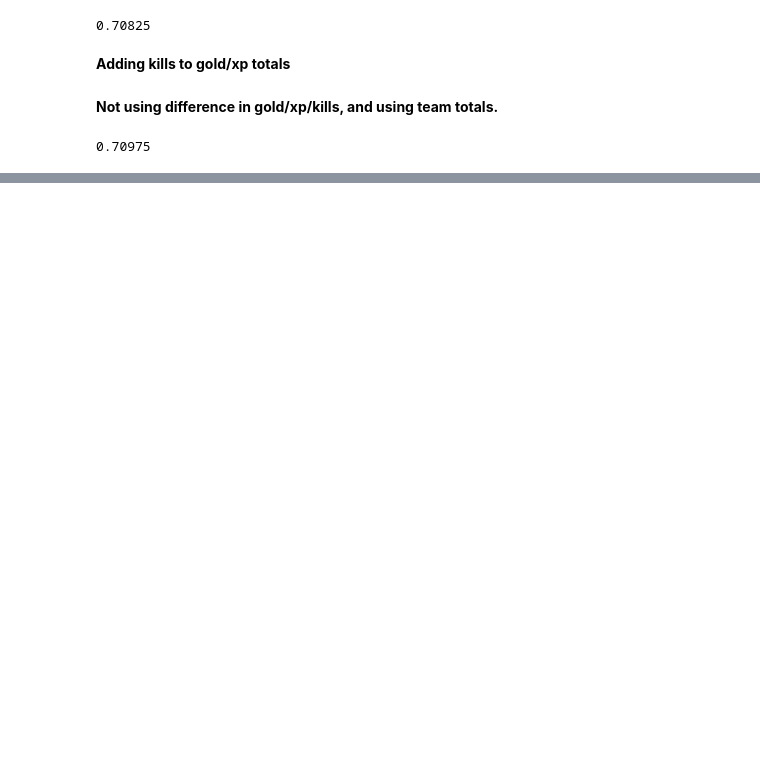
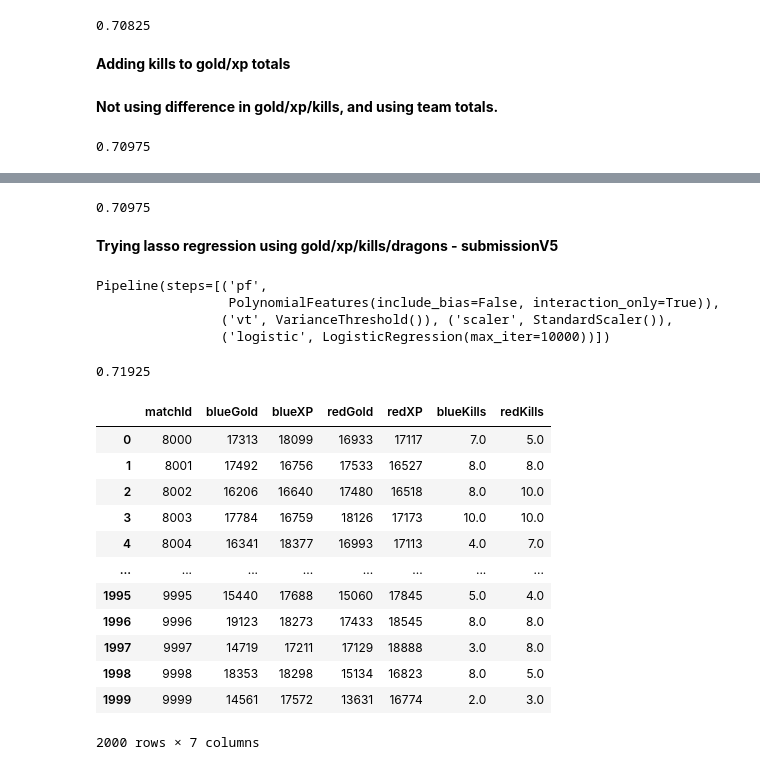
Before and after one commit to hcgreer/kaggle_lol-koopas, a Jupyter notebook: notebooks/hg_models.ipynb, the cells around one changed output, grey strips where cells are left out. Cells and saved outputs as stored; diff of their text form; code cells hidden in the pictures; blank space fills up the shorter version.

```diff
--- a/notebooks/hg_models.ipynb
+++ b/notebooks/hg_models.ipynb
@@ -206,0 +254,72 @@ accuracy_score(y_train['winner'] == 100, logreg.predict(X_train[three]))
+# %%
+logreg = LogisticRegression().fit(X_train[dragons], y_train['winner'] == 100)
+
+accuracy_score(y_train['winner'] == 100, logreg.predict(X_train[dragons]))
+# %% [output]
+0.70975
+# %% [markdown]
+**Trying lasso regression using gold/xp/kills/dragons - submissionV5**
+# %%
+pipe = Pipeline(
+    steps = [
+        ('pf', PolynomialFeatures(interaction_only = True, include_bias = False)),
+        ('vt', VarianceThreshold()),
+        ('scaler', StandardScaler()),
+        ('logistic', LogisticRegression(max_iter = 10000))
+    ]
+)
+
+pipe.fit(X_train[dragons], y_train['winner'] == 100)
+# %% [output]
+Pipeline(steps=[('pf',
+                 PolynomialFeatures(include_bias=False, interaction_only=True)),
+                ('vt', VarianceThreshold()), ('scaler', StandardScaler()),
+                ('logistic', LogisticRegression(max_iter=10000))])
+# %%
+accuracy_score(y_train['winner'] == 100, pipe.predict(X_train[dragons]))
+# %% [output]
+0.71925
+# %%
+df = []
+
+for matchId in range(8000, 10000):
+    f = open('../data/test_timelines/test_timelines/timeline_{matchIds}.json'.format(matchIds = matchId))
+
+    data = json.load(f)
+    for frame in range(len(data['frames']) - 1, -1, -1):
+        for i in range(0, len(data['frames'][frame]['events'])):
+            if data['frames'][frame]['events'][i]['type']  == 'CHAMPION_KILL':
+                if data['frames'][frame]['events'][i]['killerId'] < 6:
+                    df.append({
+                        'matchId' : matchId,
+                        'blueKills' : 1,
+                        'redKills' : 0
+
+                    })
+                else:
+                    df.append({
+                        'matchId' : matchId,
+                        'blueKills' : 0,
+                        'redKills' : 1
+
+                    })
+            else:
+                pass
+
+killsTest = pd.DataFrame(df).groupby('matchId').sum().reset_index()
+# %%
+X_test = X_test.merge(right = killsTest, on = ['matchId'], how = 'left').fillna(0)
+# %% [output]
+|  | matchId | blueGold | blueXP | redGold | redXP | blueKills | redKills |
+| 0 | 8000 | 17313 | 18099 | 16933 | 17117 | 7.0 | 5.0 |
+| 1 | 8001 | 17492 | 16756 | 17533 | 16527 | 8.0 | 8.0 |
+| 2 | 8002 | 16206 | 16640 | 17480 | 16518 | 8.0 | 10.0 |
+| 3 | 8003 | 17784 | 16759 | 18126 | 17173 | 10.0 | 10.0 |
+| 4 | 8004 | 16341 | 18377 | 16993 | 17113 | 4.0 | 7.0 |
+| ... | ... | ... | ... | ... | ... | ... | ... |
+| 1995 | 9995 | 15440 | 17688 | 15060 | 17845 | 5.0 | 4.0 |
+| 1996 | 9996 | 19123 | 18273 | 17433 | 18545 | 8.0 | 8.0 |
+| 1997 | 9997 | 14719 | 17211 | 17129 | 18888 | 3.0 | 8.0 |
+| 1998 | 9998 | 18353 | 18298 | 15134 | 16823 | 8.0 | 5.0 |
+| 1999 | 9999 | 14561 | 17572 | 13631 | 16774 | 2.0 | 3.0 |
+2000 rows × 7 columns
```
Also changed, not shown: parts of 18 cells of this notebook.
